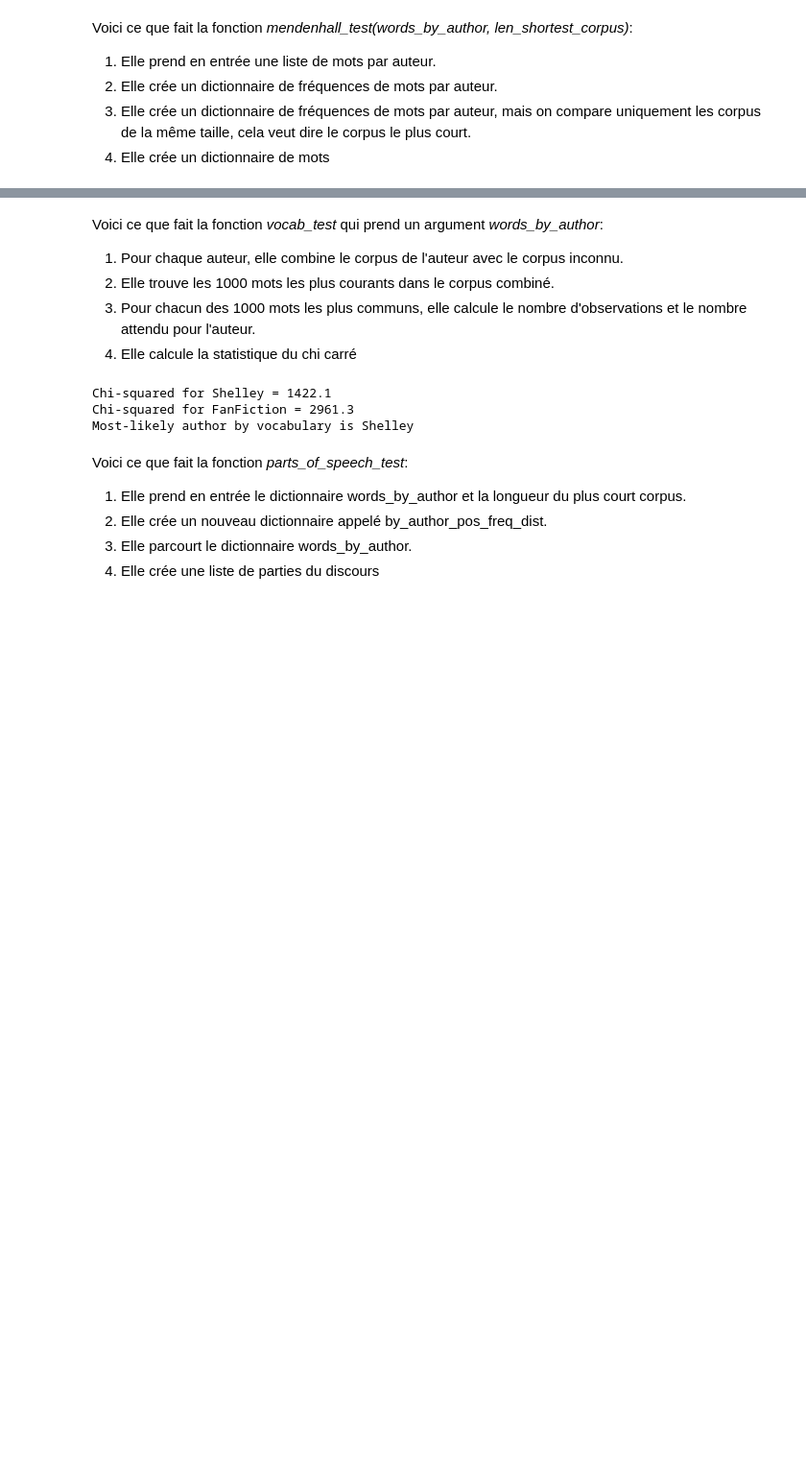
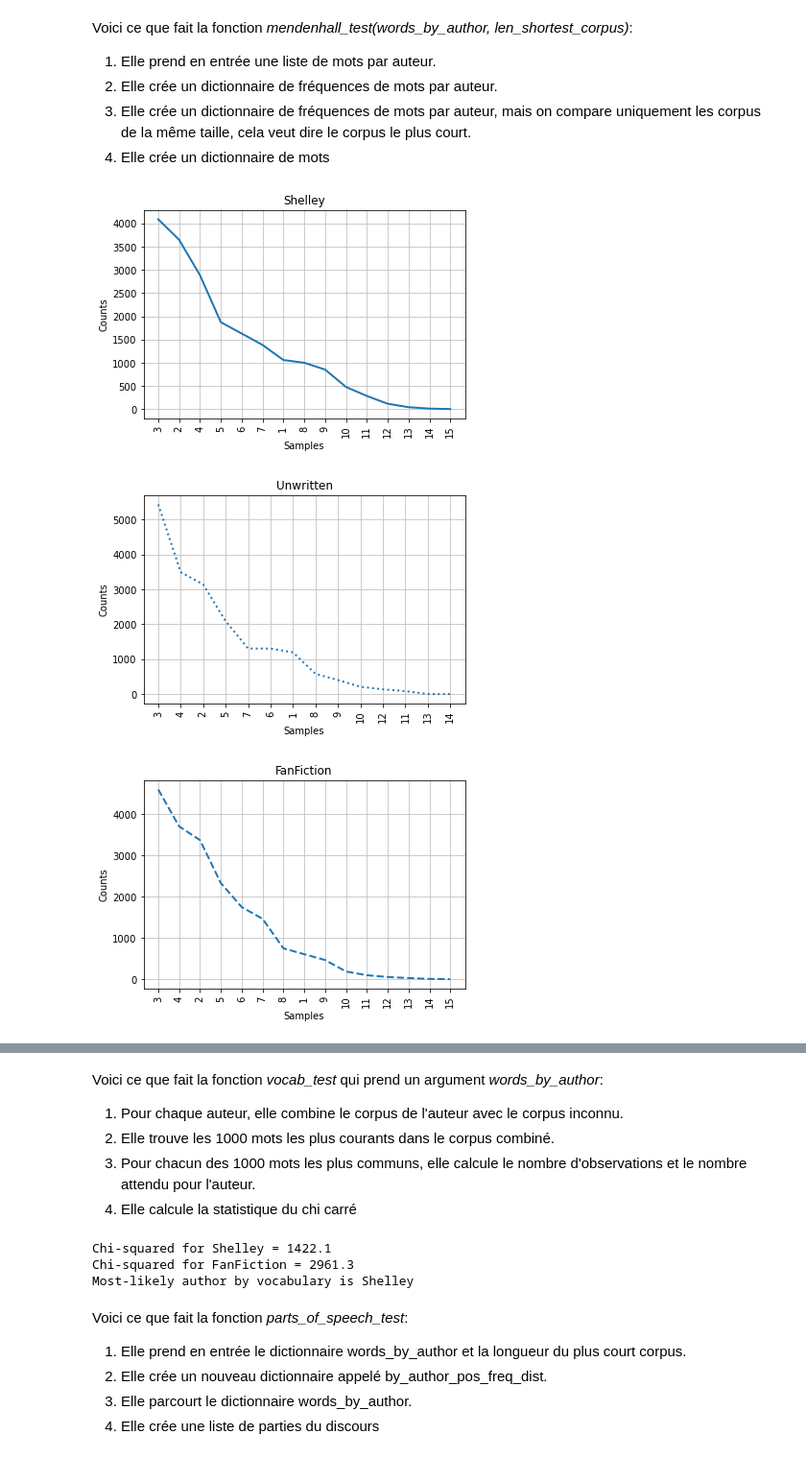
Before and after one commit to NoxuuLab/stylometry, a Jupyter notebook: stylometry.ipynb, the cells around one changed output, grey strips where cells are left out. Shown at 96% size. Saved outputs shown, nothing was run; the diff lists cells and outputs as text; code cells hidden in the pictures; blank space fills up the shorter version.

```diff
--- a/stylometry.ipynb
+++ b/stylometry.ipynb
@@ -177,8 +179,16 @@ Voici ce que fait la fonction *mendenhall_test(words_by_author, len_shortest_cor
 # %%
 def mendenhall_test(words_by_author, len_shortest_corpus):
     mendenhall_by_author_freq_dist = dict()
+    plt.figure(1)
+    plt.ion()
     for i, author in enumerate(words_by_author):
         token_lengths = [len(word) for word in words_by_author[author]
         [:len_shortest_corpus]]
         mendenhall_by_author_freq_dist[author] = nltk.FreqDist(token_lengths)
-        mendenhall_by_author_freq_dist[author].plot(15,title=author)
+        mendenhall_by_author_freq_dist[author].plot(15,linestyle=LINES[i],title=author)
+# %%
+mendenhall_test(words_by_author, len_shortest_corpus)
+# %% [output]
+[figure, added]
+[figure, added]
+[figure, added]
```
Also changed, not shown: parts of 5 cells of this notebook, 4 other files.
